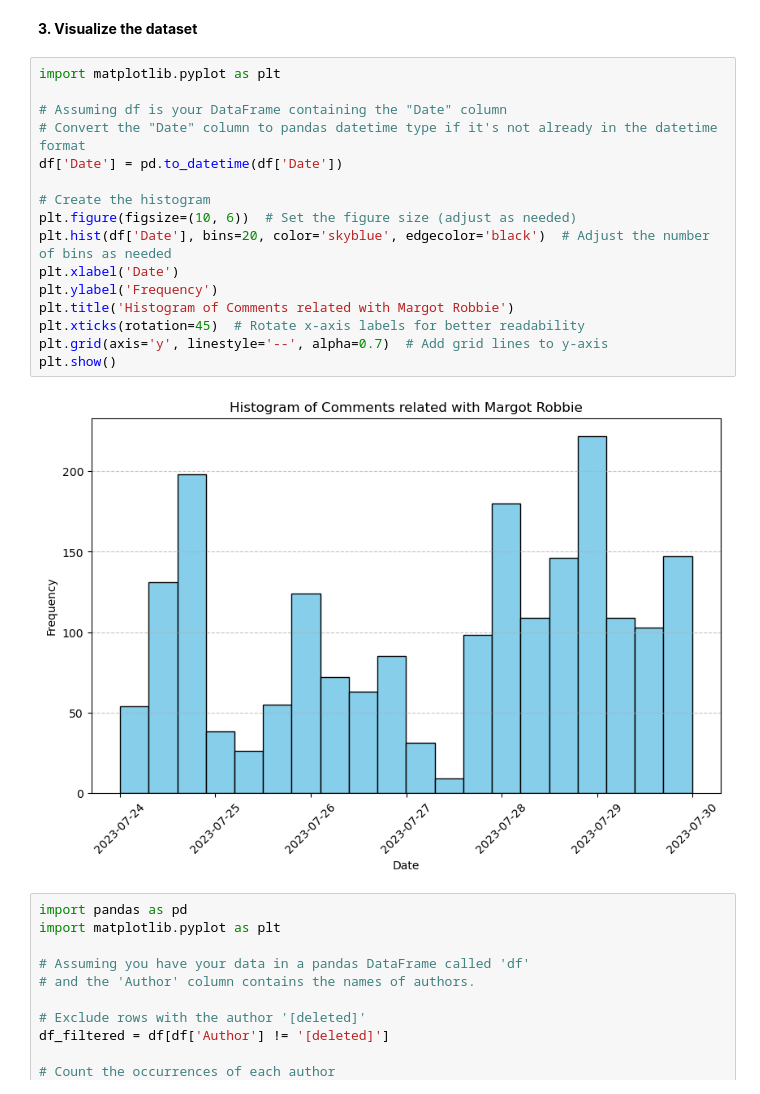
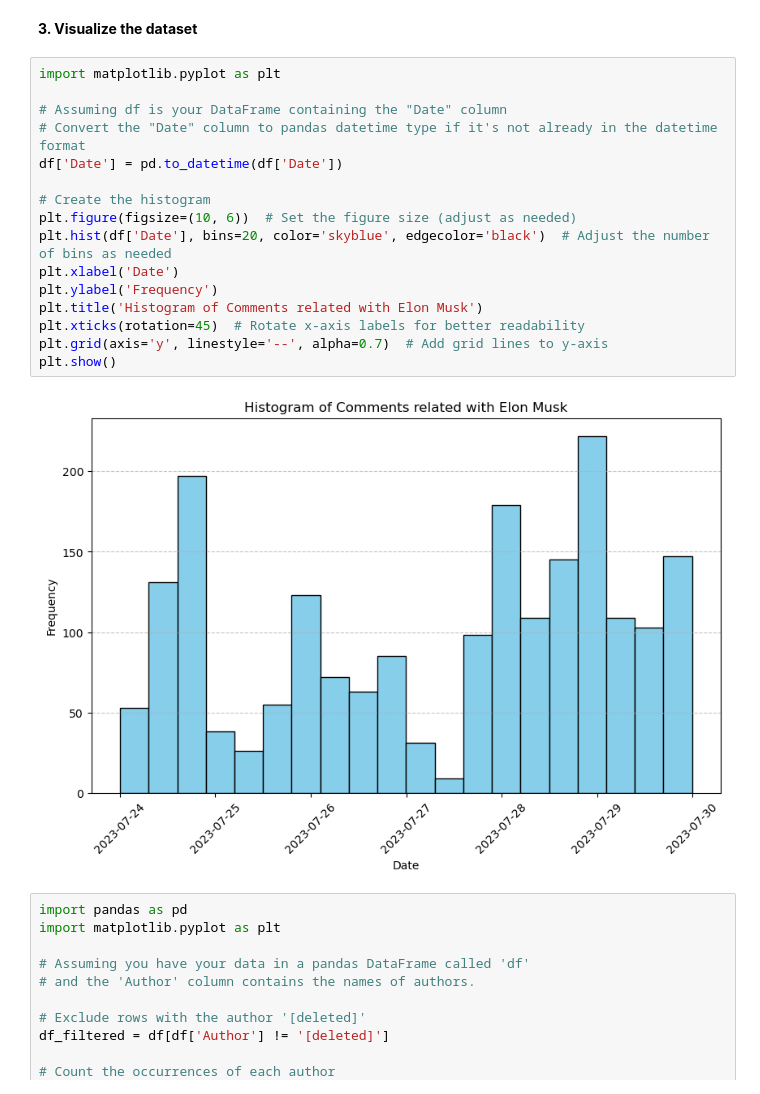
Before and after one commit to hasanenesguray/WU-Web-Analytics-and-Social-Media, a Jupyter notebook: Coursework/2. PreprocessingComments_ElonMusk.ipynb, the cells around one changed output. Saved outputs shown, nothing was run; the diff lists cells and outputs as text.

```diff
--- a/Coursework/2. PreprocessingComments_ElonMusk.ipynb
+++ b/Coursework/2. PreprocessingComments_ElonMusk.ipynb
@@ -77,21 +77,21 @@ df
 # %%
 import matplotlib.pyplot as plt
 
 # Assuming df is your DataFrame containing the "Date" column
 # Convert the "Date" column to pandas datetime type if it's not already in the datetime format
 df['Date'] = pd.to_datetime(df['Date'])
 
 # Create the histogram
 plt.figure(figsize=(10, 6))  # Set the figure size (adjust as needed)
 plt.hist(df['Date'], bins=20, color='skyblue', edgecolor='black')  # Adjust the number of bins as needed
 plt.xlabel('Date')
 plt.ylabel('Frequency')
-plt.title('Histogram of Comments related with Margot Robbie')
+plt.title('Histogram of Comments related with Elon Musk')
 plt.xticks(rotation=45)  # Rotate x-axis labels for better readability
 plt.grid(axis='y', linestyle='--', alpha=0.7)  # Add grid lines to y-axis
 plt.show()
 # %% [output]
-[figure, old version]
+[figure, new version]
 # %%
 import pandas as pd
 import matplotlib.pyplot as plt
```
Also changed, not shown: 2 other files.
